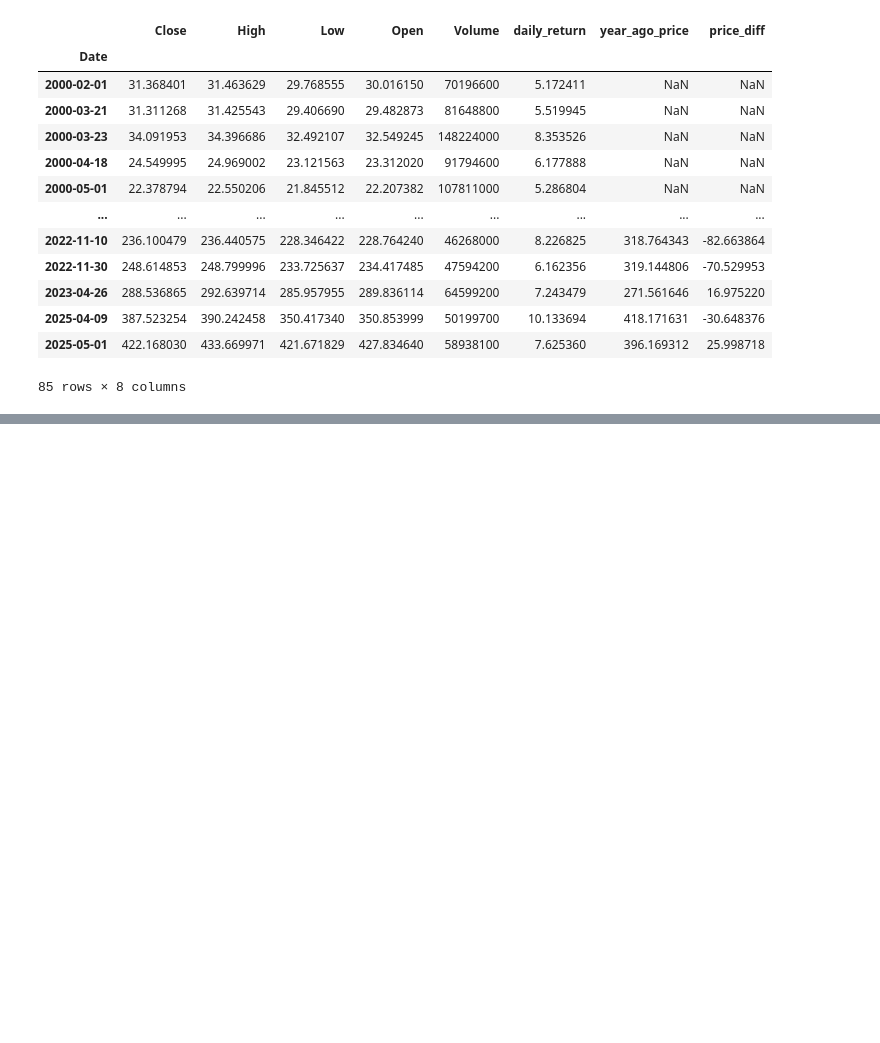
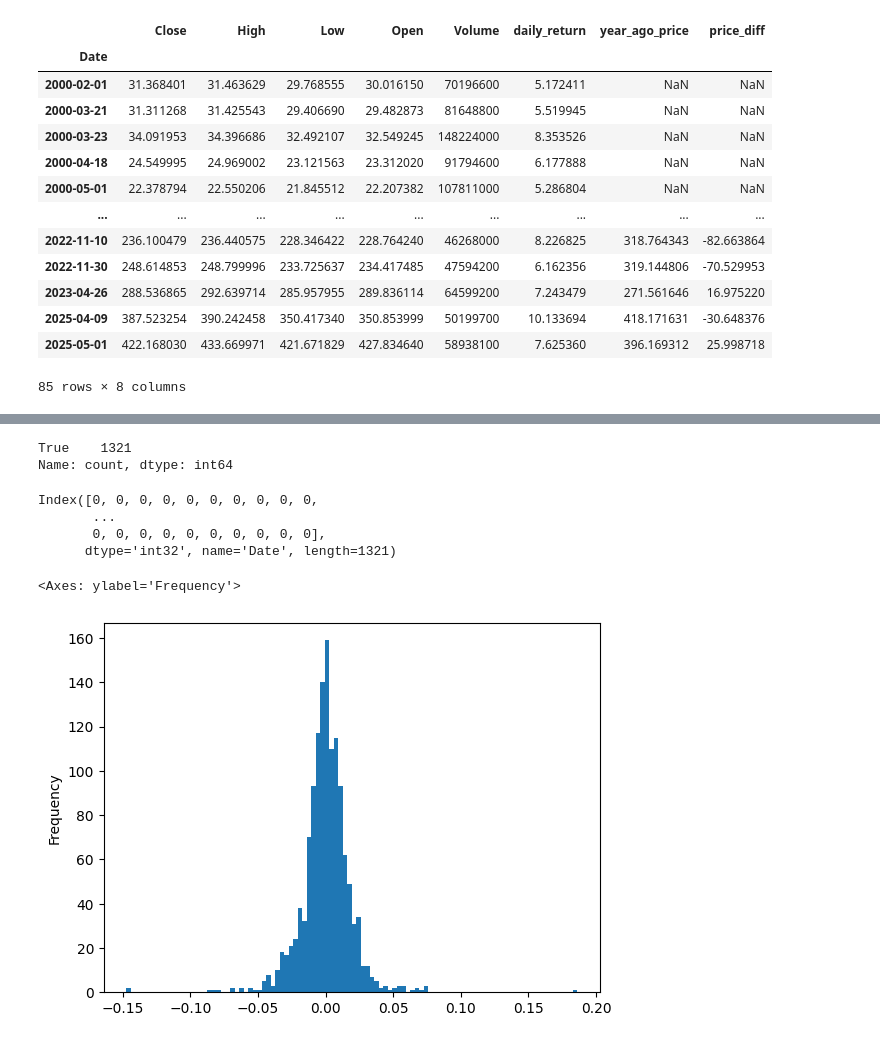
Before and after one commit to iamlajoya21/ml_bootcamp, a Jupyter notebook: current/classwork/Feb24.ipynb, the cells around one changed output, grey strips where cells are left out. Saved outputs shown, nothing was run; the diff lists cells and outputs as text; code cells hidden in the pictures; blank space fills up the shorter version.

Commit message:
ADD: the solution to the Feb 24

```diff
--- a/current/classwork/Feb24.ipynb
+++ b/current/classwork/Feb24.ipynb
@@ -109,0 +114,24 @@ extreme_days
+# %%
+# --- Solution 1 ---
+monthly_avg = goog['Close'].resample('ME').mean()
+highest_month = monthly_avg.idxmax()
+
+# --- Solution 2 ---
+goog['daily_return'] = (goog['Close'] - goog['Close'].shift(1)) / goog['Close'].shift(1)
+extreme_days = goog[goog['daily_return'] > 0.05]
+
+# --- Solution 3 ---
+# 252 is the standard 'financial year' shift
+goog['year_ago_price'] = goog['Close'].shift(252)
+goog['price_diff'] = goog['Close'] - goog['year_ago_price']
+goog_clean = goog.dropna()
+
+# --- Solution 4 ---
+hourly_goog = goog.asfreq('h', method='ffill')
+ans_4 = hourly_goog.head(24)
+
+# --- Solution 5 ---
+# 'Q' resamples to Quarter-end
+quarterly_last = goog['Close'].resample('QE').last()
+quarterly_growth = quarterly_last.pct_change()
+rolling_growth = quarterly_growth.rolling(window=4).mean()
@@ -109,0 +148,6 @@ extreme_days
+# %%
+# --- Solution 3 ---
+# 252 is the standard 'financial year' shift
+goog['year_ago_price'] = goog['Close'].shift(252)
+goog['price_diff'] = goog['Close'] - goog['year_ago_price']
+goog_clean = goog.dropna()
@@ -109,0 +186,10 @@ extreme_days
+# %%
+
+# --- Solution 8: Friday Future Return ---
+fridays = goog[goog.index.dayofweek == 4].copy()
+# We look for the price 3 days after Friday (Monday)
+# method='bfill' handles weekends/holidays automatically
+monday_prices = goog['Close'].reindex(fridays.index + pd.Timedelta(days=3), method='bfill')
+
+# Calculate return between Friday Close and Monday (bfilled) Close
+fridays['monday_return'] = (monday_prices.values - fridays['Close'].values) / fridays['Close'].values
@@ -109,0 +213,17 @@ extreme_days
+# %%
+pd.Series(monday_prices.index.day_of_week==0).value_counts()
+# %% [output]
+True    1321
+Name: count, dtype: int64
+# %%
+monday_prices.index.weekday
+# %% [output]
+Index([0, 0, 0, 0, 0, 0, 0, 0, 0, 0,
+       ...
+       0, 0, 0, 0, 0, 0, 0, 0, 0, 0],
+      dtype='int32', name='Date', length=1321)
+# %%
+fridays['monday_return'].plot(kind = 'hist', bins =100)
+# %% [output]
+<Axes: ylabel='Frequency'>
+[figure, added]
```
Also changed, not shown: parts of 9 cells of this notebook.
